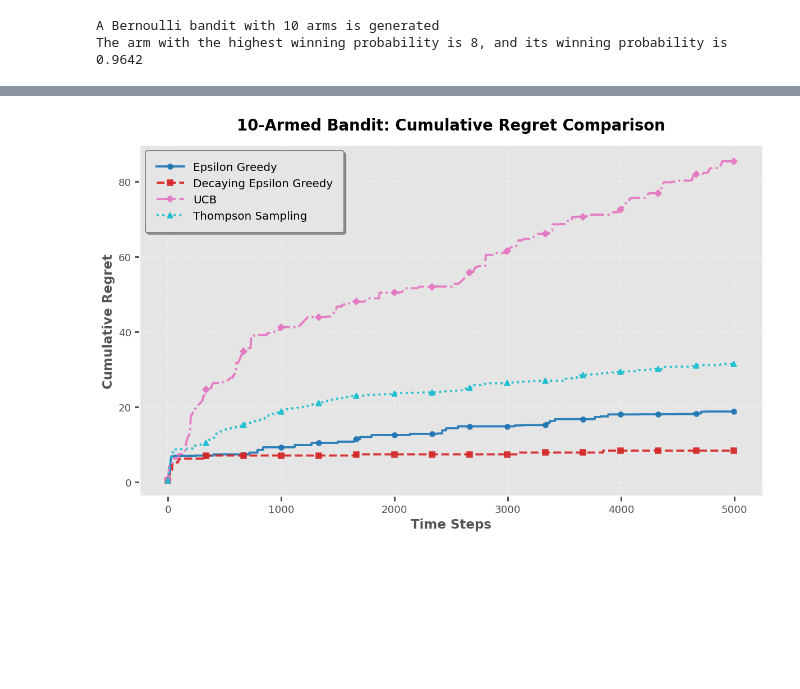
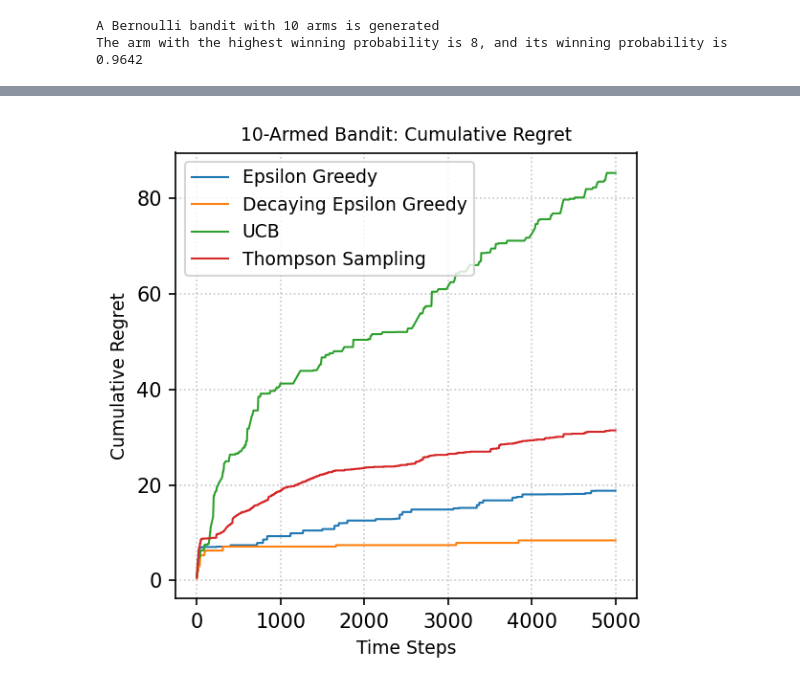
Before and after one commit to junkunyuan/junkunyuan.github.io, a Jupyter notebook: paper_reading_list/resource/jupyters/Multi-Armed Bandit.ipynb, the cells around one changed output, grey strips where cells are left out. Saved outputs shown, nothing was run; the diff lists cells and outputs as text; code cells hidden in the pictures; blank space fills up the shorter version.

Commit message:
add Multi-Armed Bandit jupyter

```diff
--- a/paper_reading_list/resource/jupyters/Multi-Armed Bandit.ipynb
+++ b/paper_reading_list/resource/jupyters/Multi-Armed Bandit.ipynb
@@ -16,6 +26,7 @@
 import numpy as np
 
 SEED = 2025
+np.random.seed(SEED)
 
 class BernoulliBandit:
     """Build a Bernoulli bandit, input K as the number of arms"""
@@ -32,9 +43,8 @@ class BernoulliBandit:
         else:
             return 0
 
-np.random.seed(SEED)
 K = 10
-bandit_10_arm = BernoulliBandit(K)
+bandit_10_arm = BernoulliBandit(K=K)
 print("A Bernoulli bandit with %d arms is generated" % K)
 print("The arm with the highest winning probability is %d, and its winning probability is %.4f" %
       (bandit_10_arm.best_idx, bandit_10_arm.best_prob))
@@ -130,9 +151,12 @@ decaying_epsilon_greedy_solver.run(5000)
 # %%
 ## --------------------------------------------------------------------------------
-## UCB Algorithm
+## Upper Confidence Bound (UCB) Algorithm
+## --------------------------------------------------------------------------------
+## It selects the action that maximizes its estimated reward and an exploration
+## bonus proportional to the uncertainty, balancing exploration and exploitation.
 ## --------------------------------------------------------------------------------
 class UCB(Solver):
-    def __init__(self, bandit, coef, init_prob=1.0):
+    def __init__(self, bandit, coef=1.0, init_prob=1.0):
         super(UCB, self).__init__(bandit)
         self.total_count = 0
         self.estimates = np.array([init_prob] * self.bandit.K)
@@ -140,13 +164,13 @@ class UCB(Solver):
 
     def run_one_step(self):
         self.total_count += 1
-        ucb = self.estimates + self.coef * np.sqrt(
-            np.log(self.total_count) / (2 * (self.counts + 1)))  # 计算上置信界
-        k = np.argmax(ucb)  # 选出上置信界最大的拉杆
+        ucb = self.estimates + self.coef * np.sqrt(np.log(self.total_count) / (2 * (self.counts + 1)))
+        k = np.argmax(ucb)
         r = self.bandit.step(k)
         self.estimates[k] += 1. / (self.counts[k] + 1) * (r - self.estimates[k])
         return k
 
-UCB_solver = UCB(bandit_10_arm, coef=1, init_prob=1.0)
+UCB_solver = UCB(bandit_10_arm, coef=1.0, init_prob=1.0)
 UCB_solver.run(5000)
+print(f"Regret: {UCB_solver.regret}")
 ## --------------------------------------------------------------------------------
@@ -176,60 +207,25 @@ thompson_sampling_solver.run(5000)
 # %%
 ## --------------------------------------------------------------------------------
 ## Plot Results
 ## --------------------------------------------------------------------------------
 import matplotlib.pyplot as plt
-from matplotlib import cm
 
-def plot_results(solvers, solver_names):
-    """Plot the cumulative regret over time with enhanced aesthetics (no seaborn)"""
-    plt.style.use('ggplot')
-    fig, ax = plt.subplots(figsize=(11, 7), dpi=110)
-
-    # Use a beautiful colormap from matplotlib
-    colors = cm.get_cmap('tab10', len(solvers))
-    linestyles = ['-', '--', '-.', ':']
-    markers = ['o', 's', 'D', '^', 'v', 'P', '*', 'X']
-
-    for idx, solver in enumerate(solvers):
-        time_list = range(len(solver.regrets))
-        ax.plot(
-            time_list, solver.regrets,
-            label=solver_names[idx],
-            color=colors(idx),
-            linewidth=2.5,
-            linestyle=linestyles[idx % len(linestyles)],
-            marker=markers[idx % len(markers)],
-            markevery=int(len(time_list)/15),
-            markersize=6,
-            alpha=0.92
-        )
-
-    ax.set_xlabel('Time Steps', fontsize=15, fontweight='bold')
-    ax.set_ylabel('Cumulative Regret', fontsize=15, fontweight='bold')
-    ax.set_title(f"{solvers[0].bandit.K}-Armed Bandit: Cumulative Regret Comparison", fontsize=18, fontweight='bold', pad=18)
-
-    # Beautify ticks and grid
-    ax.tick_params(axis='both', which='major', labelsize=12, length=6, width=2)
-    ax.grid(True, linestyle=':', linewidth=1.2, alpha=0.7)
-    ax.spines['top'].set_visible(False)
-    ax.spines['right'].set_visible(False)
-    ax.spines['left'].set_linewidth(1.5)
-    ax.spines['bottom'].set_linewidth(1.5)
-
-    # Legend with frame and shadow
-    legend = ax.legend(
-        frameon=True, fontsize=13, loc='upper left',
-        fancybox=True, shadow=True, borderpad=1, handlelength=2.5
-    )
-    legend.get_frame().set_edgecolor('gray')
-    legend.get_frame().set_linewidth(1.2)
-
+def plot_results(solvers, solver_names, fontsize=9):
+    """Simple plot of cumulative regret over time for each solver."""
+    plt.figure(figsize=(4, 4), dpi=150)  # smaller size, higher resolution
+    for solver, name in zip(solvers, solver_names):
+        plt.plot(solver.regrets, label=name, linewidth=1)
+    plt.xlabel('Time Steps', fontsize=fontsize)
+    plt.ylabel('Cumulative Regret', fontsize=fontsize)
+    plt.title(f"{solvers[0].bandit.K}-Armed Bandit: Cumulative Regret", fontsize=fontsize)
+    plt.legend(fontsize=fontsize)
+    plt.grid(True, linestyle=':', alpha=0.7)
     plt.tight_layout()
     plt.show()
 
 solvers = [epsilon_greedy_solver, decaying_epsilon_greedy_solver, UCB_solver, thompson_sampling_solver]
 solver_names = ["Epsilon Greedy", "Decaying Epsilon Greedy", "UCB", "Thompson Sampling"]
 plot_results(solvers, solver_names)
 ## --------------------------------------------------------------------------------
 # %% [output]
-[figure, old version]
+[figure, new version]
```
Also changed, not shown: parts of 7 cells of this notebook, 8 other files.
